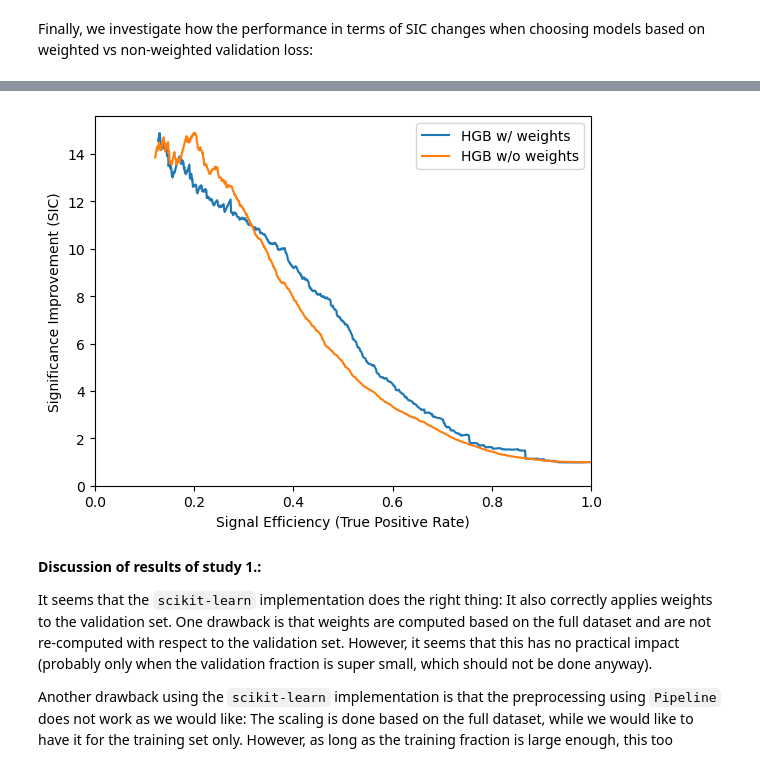
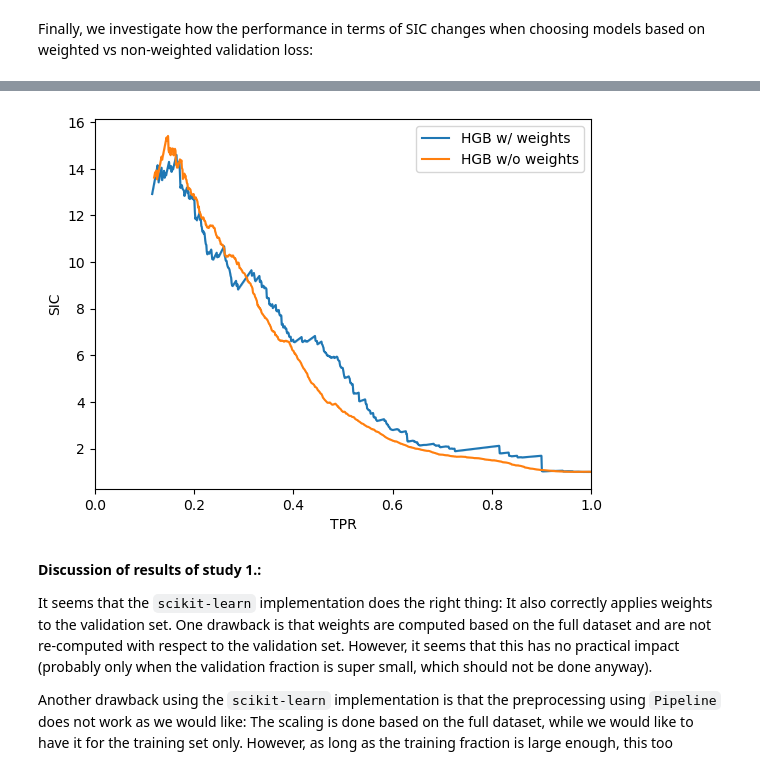
Before and after one commit to uhh-pd-ml/treebased_ad, a Jupyter notebook: validation_model_selection.ipynb, the cells around one changed output, grey strips where cells are left out. Drawn from its saved outputs; the diff is of its cells as text; code cells hidden in the pictures.

```diff
--- a/validation_model_selection.ipynb
+++ b/validation_model_selection.ipynb
@@ -53,7 +53,7 @@ from sklearn.utils import class_weight
 from sklearn.metrics import log_loss
 # %%
 # Load LHCO R&D dataset
-x_train, y_train, x_val, y_val, x_test, y_test = load_lhco_rd("./lhco_rd")
+data = load_lhco_rd("./lhco_rd")
 # %% [markdown]
 Do tests for train/validation split of 50% and 20%
 
@@ -145,8 +145,8 @@ Check for 80%/20% train/val split (there should be tiny differences due to the c
 # 50% validation split
 seed = 42
 val_frac = 0.2
-x_full = np.concatenate([x_train, x_val])
-y_full = np.concatenate([y_train, y_val])
+x_full = np.concatenate([data["x_train"], data["x_val"]])
+y_full = np.concatenate([data["y_train_databg"], data["y_val_databg"]])
 skl_hgb = HistGradientBoostingClassifier(
     max_bins=127, class_weight="balanced", max_iter=100,
     early_stopping=True, validation_fraction=val_frac,
@@ -224,15 +224,28 @@ plt.close()
 Finally, we investigate how the performance in terms of SIC changes when choosing models based on weighted vs non-weighted validation loss:
 # %%
 # Get TPRs and FPRs for all ensembles
-preds_noweights = preds_from_optimal_iter(mnl_model, x_val_skl, y_val_skl, x_test, compute_weights=False)
-preds_withweights = preds_from_optimal_iter(mnl_model, x_val_skl, y_val_skl, x_test, compute_weights=True)
-tpr_vals_noweights, fpr_vals_noweights = multi_roc_sigeffs(preds_noweights.reshape((1, -1)), y_test)
-tpr_vals_withweights, fpr_vals_withweights = multi_roc_sigeffs(preds_withweights.reshape((1, -1)), y_test)
+preds_noweights = preds_from_optimal_iter(mnl_model, x_val_skl, y_val_skl, data["x_test"], compute_weights=False)
+preds_withweights = preds_from_optimal_iter(mnl_model, x_val_skl, y_val_skl, data["x_test"], compute_weights=True)
+tpr_vals_noweights, fpr_vals_noweights = multi_roc_sigeffs(preds_noweights.reshape((1, -1)), data["y_test"])
+tpr_vals_withweights, fpr_vals_withweights = multi_roc_sigeffs(preds_withweights.reshape((1, -1)), data["y_test"])
 
 # Plot SIC curve comparison: with and without validation weights
-plot_sic_curve_comparison(
-    [tpr_vals_withweights, tpr_vals_noweights], [fpr_vals_withweights, fpr_vals_noweights], y_test,
-    "./hgb_sic_curve_weightcompare.pdf", labels=["HGB w/ weights", "HGB w/o weights"],
-    xlabel="Signal Efficiency (True Positive Rate)", ylabel="Significance Improvement (SIC)",
-    max_rel_err=0.2)
+f, ax = plt.subplots()
+
+for tpr, fpr, lbl in zip(
+    [tpr_vals_withweights, tpr_vals_noweights],
+    [fpr_vals_withweights, fpr_vals_noweights],
+    ["HGB w/ weights", "HGB w/o weights"]
+    ):
+    get_sic_curves_multirun(ax, tpr, fpr,
+                            data["y_test"],
+                            max_rel_err=0.2, label=lbl)
+
+plt.xlabel("TPR")
+plt.xlim(0, 1)
+plt.ylabel("SIC")
+plt.legend(loc="upper right")
+plt.savefig("./hgb_sic_curve_weightcompare.pdf")
+plt.show()
+plt.close()
 # %% [output]
@@ -241,4 +254,4 @@ Best iteration: 20, unweighted val loss: 0.6927, weighted val loss: 0.6929
-[figure, old version]
+[figure, new version]
 # %% [markdown]
 **Discussion of results of study 1.:**
 
```
Also changed, not shown: parts of 11 cells of this notebook, 3 other files.
